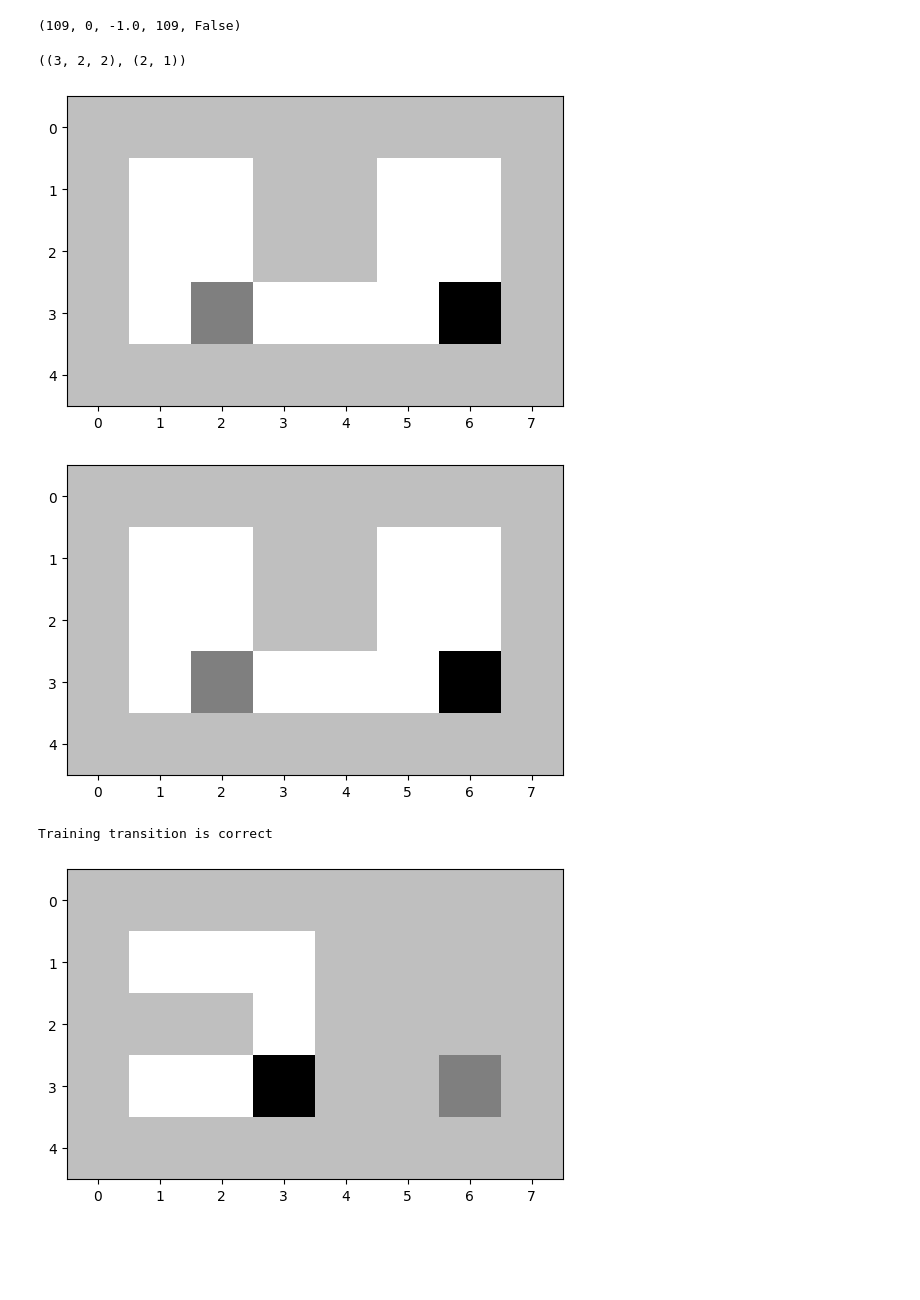
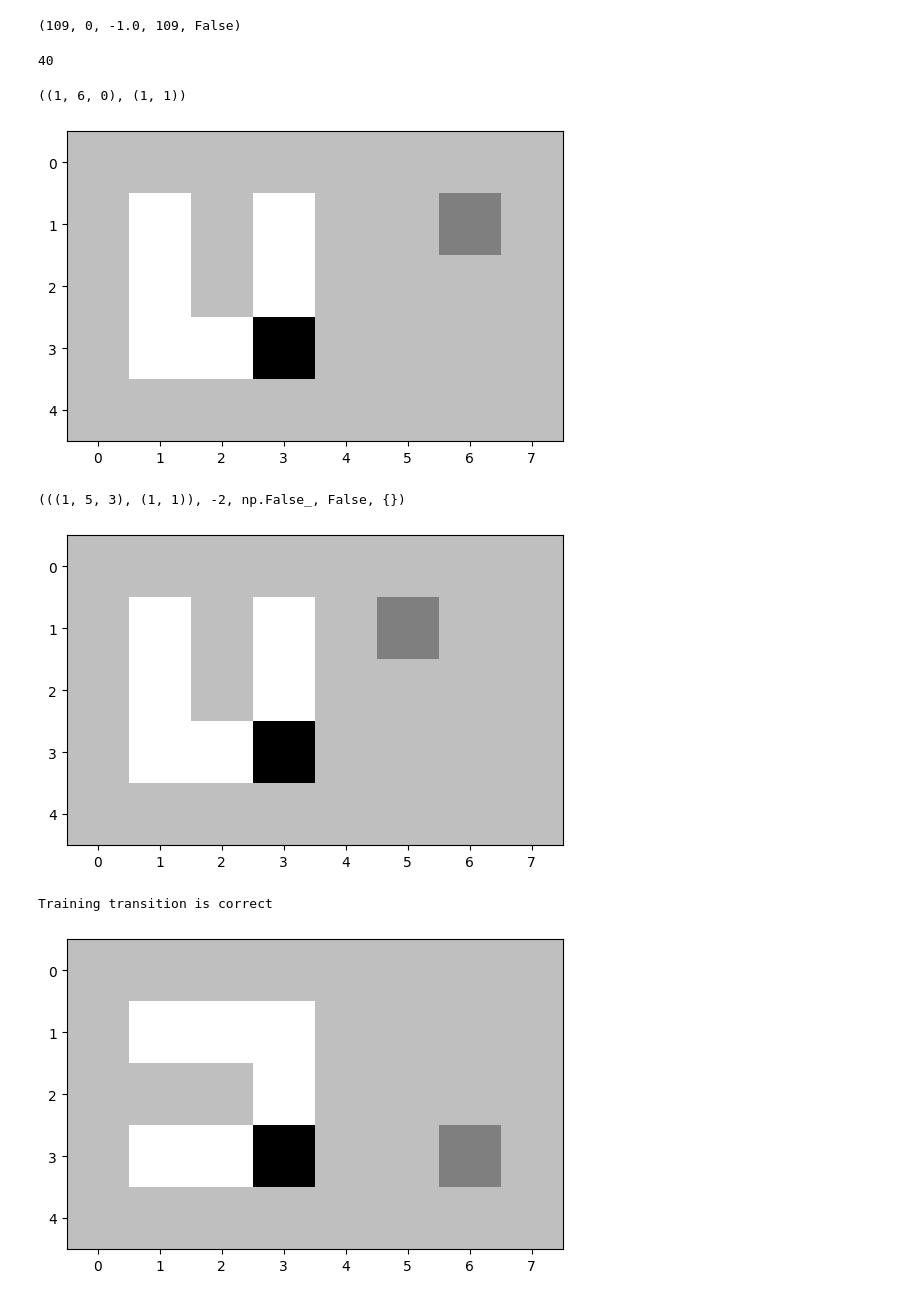
Before and after one commit to flaccagora/RoboSurgery, a Jupyter notebook: src/train.ipynb, the cells around one changed output. Drawn from its saved outputs; the diff is of its cells as text; code cells hidden in the pictures; blank space fills up the shorter version.

```diff
--- a/src/train.ipynb
+++ b/src/train.ipynb
@@ -297,7 +298,7 @@ agent = DoubleDQNAgent(state_dim, action_dim, lr = 0.01, q_network=model)
 
 env_wrapper = POMDPWrapper_v0(env, agent, T, O, R)
 # %%
-num_episodes = 200
+num_episodes = 500
 
 rewards = []
 evalrewards = []
@@ -457,24 +468,37 @@ agent.store_transition([state], action, reward, [next_state], done)
 state, action, reward, next_state, done
 # %% [output]
 (109, 0, -1.0, 109, False)
+# %%
+state = ((1., 6., 0.),(1., 1.))
+action = 3
+# %%
+state_dict[state]
+# %% [output]
+40
+# %%
+state = 40
+# %%
+next_state = ((1., 5., 3.),(1., 1.))
+next_state = state_dict[next_state]
 # %%
 # set state and render
 env.set_state(states[state])
 print(states[state])
 env.render()
 
 # step and render
-_ , _, _ , _, _ = env.step(action, states[state], execute=True)
+print(env.step(action, states[state], execute=True))
 env.render()
 
 # check if the transition is correct
 assert env.get_state() == states[next_state]
 print("Training transition is", "correct" if env.get_state() == states[next_state] else "incorrect")
 # %% [output]
-((3, 2, 2), (2, 1))
+((1, 6, 0), (1, 1))
-[figure, old version]
+[figure, new version]
+(((1, 5, 3), (1, 1)), -2, np.False_, False, {})
-[figure, old version]
+[figure, new version]
-Training transition is correct
+Training transition is correct
 # %%
 maze = create_maze(N)
 env = GridEnvDeform(maze,l0,h0,l1,h1)
```
Also changed, not shown: parts of 15 cells of this notebook, 5 other files.
